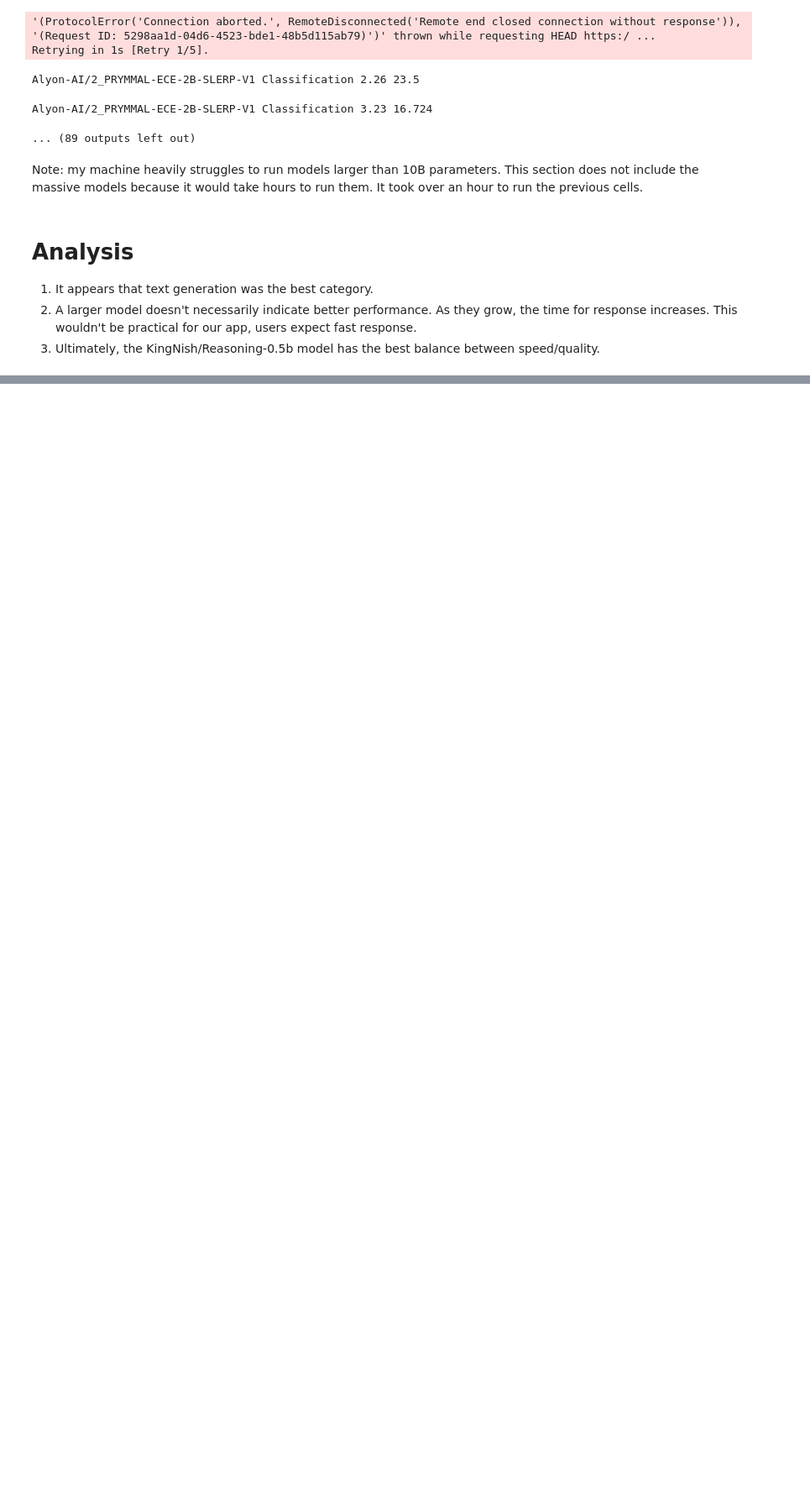
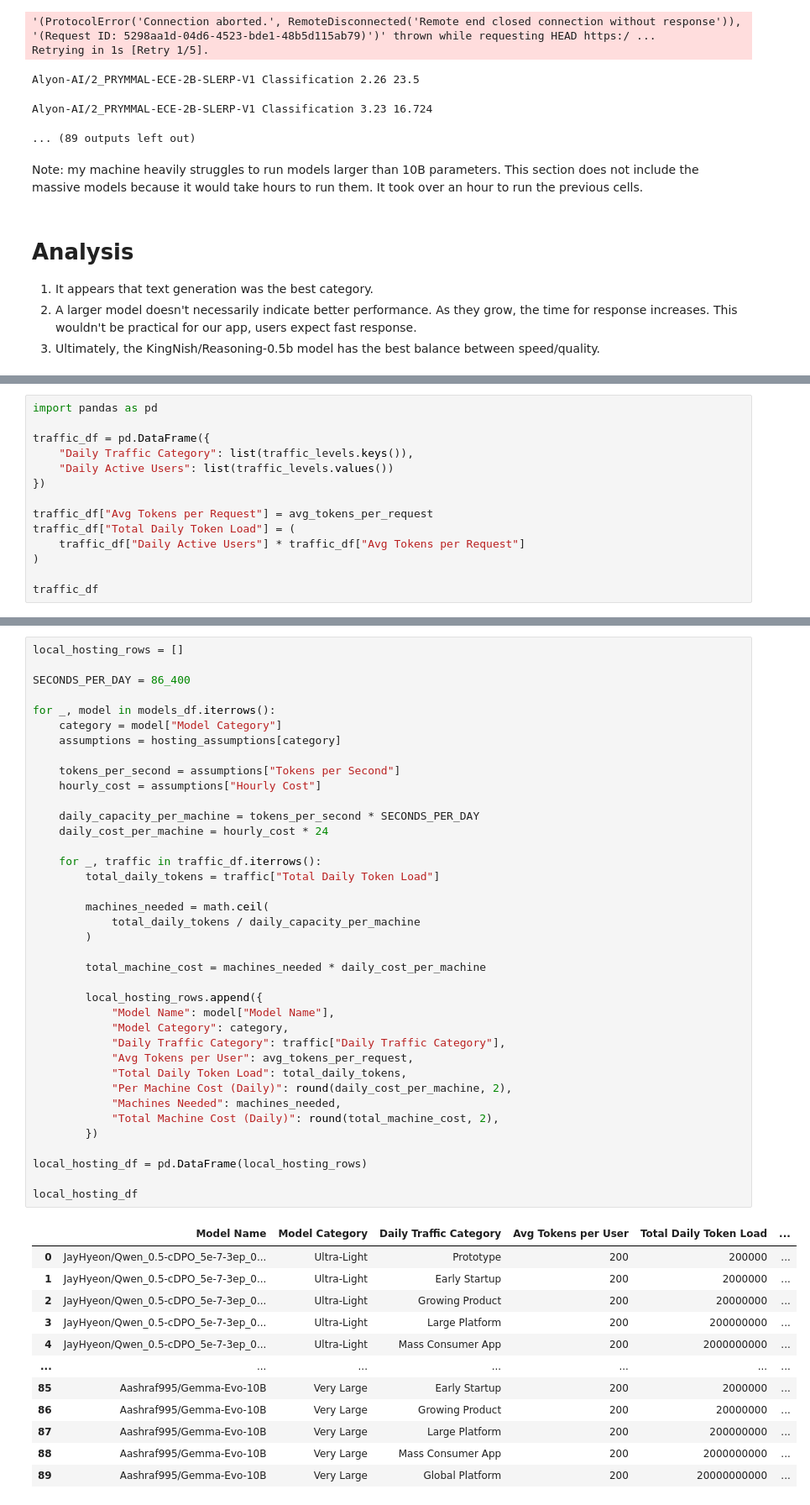
Before and after one commit to henRotunno/8_Knit, a Jupyter notebook: llm-test/multi_model.ipynb, the cells around one changed output, grey strips where cells are left out. Shown at 84% size. Saved outputs shown, nothing was run; the diff lists cells and outputs as text; blank space fills up the shorter version.

Commit message:
Complete Part 2 cost analysis

```diff
--- a/llm-test/multi_model.ipynb
+++ b/llm-test/multi_model.ipynb
@@ -230,0 +260,14 @@ Note: my machine heavily struggles to run models larger than 10B parameters. Thi
+# %%
+import pandas as pd
+
+traffic_df = pd.DataFrame({
+    "Daily Traffic Category": list(traffic_levels.keys()),
+    "Daily Active Users": list(traffic_levels.values())
+})
+
+traffic_df["Avg Tokens per Request"] = avg_tokens_per_request
+traffic_df["Total Daily Token Load"] = (
+    traffic_df["Daily Active Users"] * traffic_df["Avg Tokens per Request"]
+)
+
+traffic_df
@@ -230,0 +406,51 @@ Note: my machine heavily struggles to run models larger than 10B parameters. Thi
+# %%
+local_hosting_rows = []
+
+SECONDS_PER_DAY = 86_400
+
+for _, model in models_df.iterrows():
+    category = model["Model Category"]
+    assumptions = hosting_assumptions[category]
+
+    tokens_per_second = assumptions["Tokens per Second"]
+    hourly_cost = assumptions["Hourly Cost"]
+
+    daily_capacity_per_machine = tokens_per_second * SECONDS_PER_DAY
+    daily_cost_per_machine = hourly_cost * 24
+
+    for _, traffic in traffic_df.iterrows():
+        total_daily_tokens = traffic["Total Daily Token Load"]
+
+        machines_needed = math.ceil(
+            total_daily_tokens / daily_capacity_per_machine
+        )
+
+        total_machine_cost = machines_needed * daily_cost_per_machine
+
+        local_hosting_rows.append({
+            "Model Name": model["Model Name"],
+            "Model Category": category,
+            "Daily Traffic Category": traffic["Daily Traffic Category"],
+            "Avg Tokens per User": avg_tokens_per_request,
+            "Total Daily Token Load": total_daily_tokens,
+            "Per Machine Cost (Daily)": round(daily_cost_per_machine, 2),
+            "Machines Needed": machines_needed,
+            "Total Machine Cost (Daily)": round(total_machine_cost, 2),
+        })
+
+local_hosting_df = pd.DataFrame(local_hosting_rows)
+
+local_hosting_df
+# %% [output]
+|  | Model Name | Model Category | Daily Traffic Category | Avg Tokens per User | Total Daily Token Load | ... |
+| 0 | JayHyeon/Qwen_0.5-cDPO_5e-7-3ep_0... | Ultra-Light | Prototype | 200 | 200000 | ... |
+| 1 | JayHyeon/Qwen_0.5-cDPO_5e-7-3ep_0... | Ultra-Light | Early Startup | 200 | 2000000 | ... |
+| 2 | JayHyeon/Qwen_0.5-cDPO_5e-7-3ep_0... | Ultra-Light | Growing Product | 200 | 20000000 | ... |
+| 3 | JayHyeon/Qwen_0.5-cDPO_5e-7-3ep_0... | Ultra-Light | Large Platform | 200 | 200000000 | ... |
+| 4 | JayHyeon/Qwen_0.5-cDPO_5e-7-3ep_0... | Ultra-Light | Mass Consumer App | 200 | 2000000000 | ... |
+| ... | ... | ... | ... | ... | ... | ... |
+| 85 | Aashraf995/Gemma-Evo-10B | Very Large | Early Startup | 200 | 2000000 | ... |
+| 86 | Aashraf995/Gemma-Evo-10B | Very Large | Growing Product | 200 | 20000000 | ... |
+| 87 | Aashraf995/Gemma-Evo-10B | Very Large | Large Platform | 200 | 200000000 | ... |
+| 88 | Aashraf995/Gemma-Evo-10B | Very Large | Mass Consumer App | 200 | 2000000000 | ... |
+| 89 | Aashraf995/Gemma-Evo-10B | Very Large | Global Platform | 200 | 20000000000 | ... |
```
Also changed, not shown: parts of 18 cells of this notebook.
